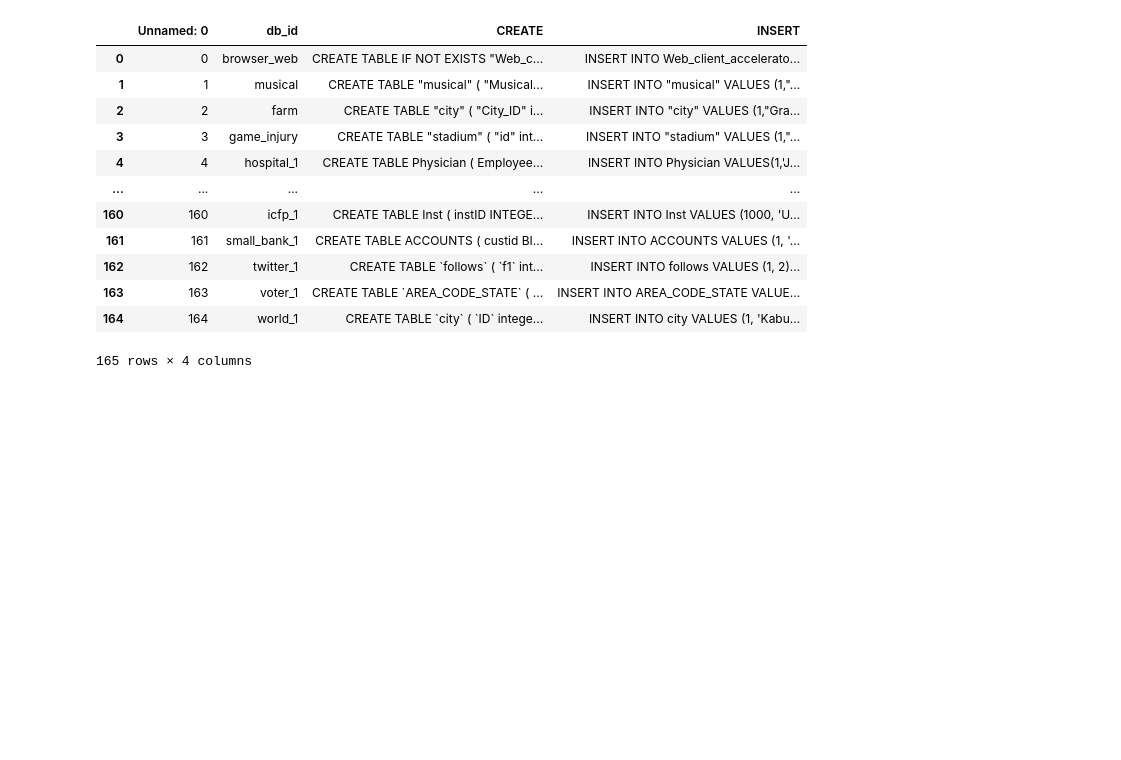
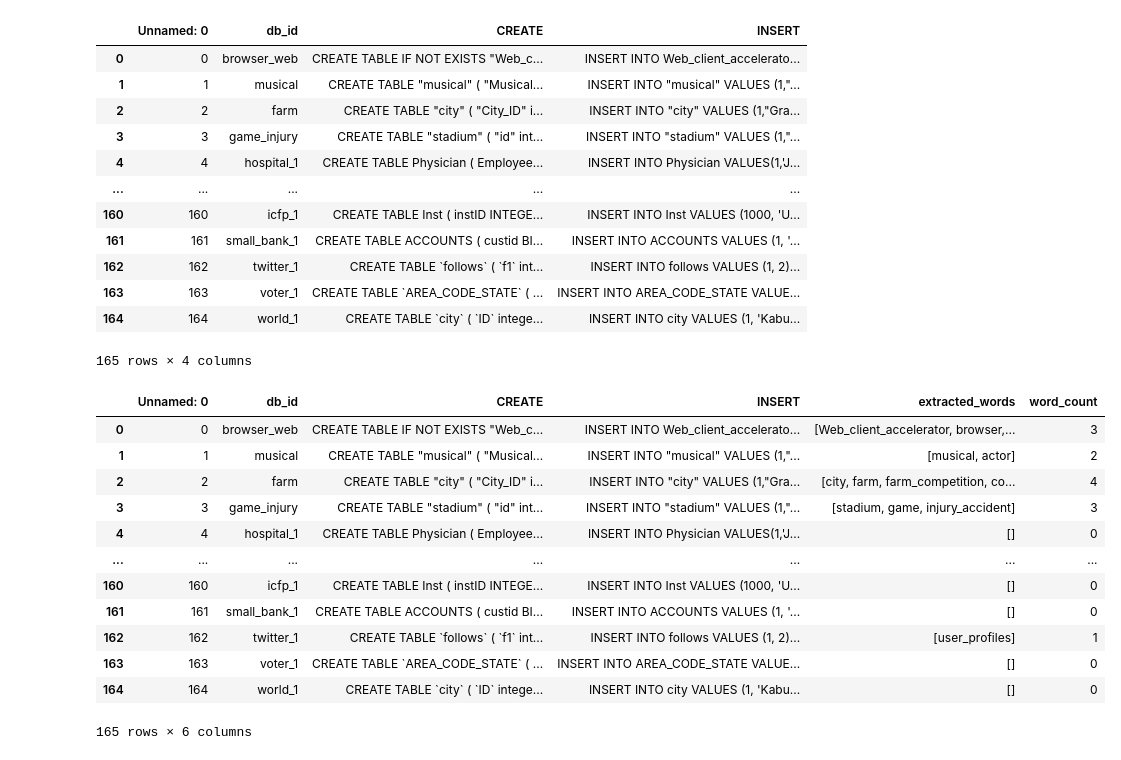
Before and after one commit to DS-argus/GS_BKMS2, a Jupyter notebook: project/analysis.ipynb, the cells around one changed output. Drawn from its saved outputs; the diff is of its cells as text; code cells hidden in the pictures; blank space fills up the shorter version.

Commit message:
extracted table names from each db_id

```diff
--- a/project/analysis.ipynb
+++ b/project/analysis.ipynb
@@ -48,3 +49,29 @@ db
 | 163 | 163 | voter_1 | CREATE TABLE `AREA_CODE_STATE` ( ... | INSERT INTO AREA_CODE_STATE VALUE... |
 | 164 | 164 | world_1 | CREATE TABLE `city` ( `ID` intege... | INSERT INTO city VALUES (1, 'Kabu... |
 165 rows × 4 columns
+# %%
+pattern = r'CREATE TABLE(?: IF NOT EXISTS)? "([^"]+)"'
+
+# Function to extract words based on the pattern
+def extract_words(text):
+    return re.findall(pattern, text)
+
+# Apply the function to the dataframe
+db['extracted_words'] = db['CREATE'].apply(extract_words)
+db['word_count'] = db['extracted_words'].apply(len)
+
+db
+# %% [output]
+|  | Unnamed: 0 | db_id | CREATE | INSERT | extracted_words | word_count |
+| 0 | 0 | browser_web | CREATE TABLE IF NOT EXISTS "Web_c... | INSERT INTO Web_client_accelerato... | [Web_client_accelerator, browser,... | 3 |
+| 1 | 1 | musical | CREATE TABLE "musical" ( "Musical... | INSERT INTO "musical" VALUES (1,"... | [musical, actor] | 2 |
+| 2 | 2 | farm | CREATE TABLE "city" ( "City_ID" i... | INSERT INTO "city" VALUES (1,"Gra... | [city, farm, farm_competition, co... | 4 |
+| 3 | 3 | game_injury | CREATE TABLE "stadium" ( "id" int... | INSERT INTO "stadium" VALUES (1,"... | [stadium, game, injury_accident] | 3 |
+| 4 | 4 | hospital_1 | CREATE TABLE Physician ( Employee... | INSERT INTO Physician VALUES(1,'J... | [] | 0 |
+| ... | ... | ... | ... | ... | ... | ... |
+| 160 | 160 | icfp_1 | CREATE TABLE Inst ( instID INTEGE... | INSERT INTO Inst VALUES (1000, 'U... | [] | 0 |
+| 161 | 161 | small_bank_1 | CREATE TABLE ACCOUNTS ( custid BI... | INSERT INTO ACCOUNTS VALUES (1, '... | [] | 0 |
+| 162 | 162 | twitter_1 | CREATE TABLE `follows` ( `f1` int... | INSERT INTO follows VALUES (1, 2)... | [user_profiles] | 1 |
+| 163 | 163 | voter_1 | CREATE TABLE `AREA_CODE_STATE` ( ... | INSERT INTO AREA_CODE_STATE VALUE... | [] | 0 |
+| 164 | 164 | world_1 | CREATE TABLE `city` ( `ID` intege... | INSERT INTO city VALUES (1, 'Kabu... | [] | 0 |
+165 rows × 6 columns
```
Also changed, not shown: parts of 2 cells of this notebook, 1 other file.
